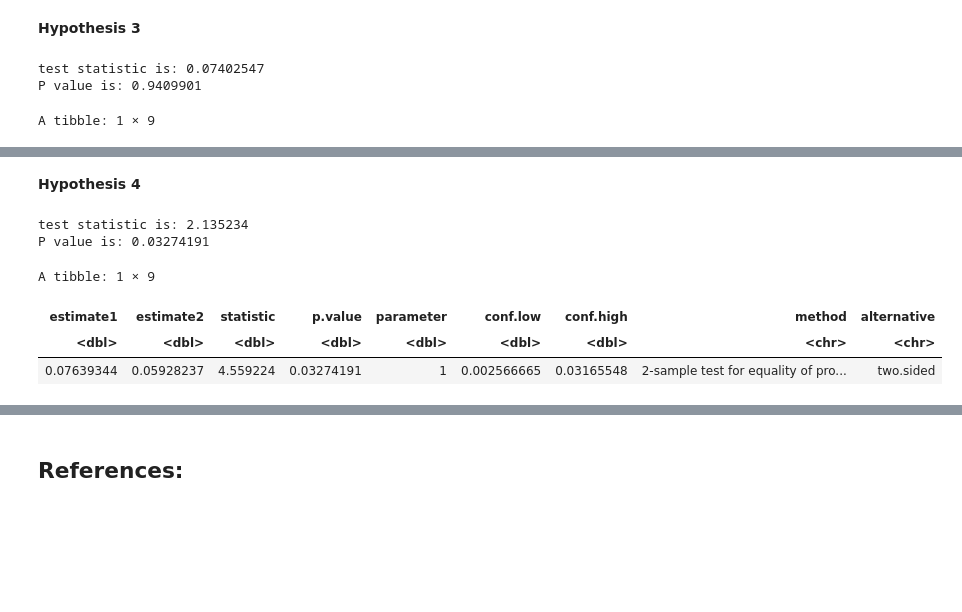
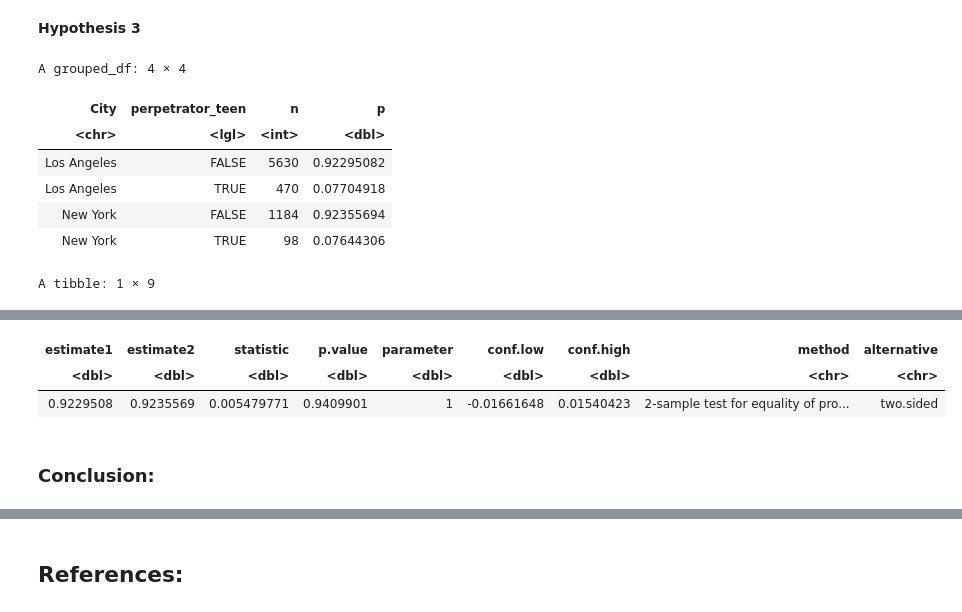
Before and after one commit to RaymondZhang20/DataAnalysis, a Jupyter notebook: Final Report.ipynb, the cells around one changed output, grey strips where cells are left out. Cells and saved outputs as stored; diff of their text form; code cells hidden in the pictures; blank space fills up the shorter version.

```diff
--- a/Final Report.ipynb
+++ b/Final Report.ipynb
@@ -489,6 +447,7 @@ perpetrator_qnts <-
     group_by(City) %>%
     count(perpetrator_teen)  %>%
     mutate(p = n/sum(n))
+perpetrator_qnts
 n1 <-
     perpetrator_qnts %>%
     filter(City == "Los Angeles") %>%
@@ -502,27 +461,21 @@ n2 <-
     sum()
 
 p1 <-
-    perpetrator_qnts %>%
-    filter(City == "Los Angeles" & perpetrator_teen == "TRUE") %>%
-    pull(p)
+    perpetrator_qnts$p[1]
 
 p2 <-
-    perpetrator_qnts %>%
-    filter(City == "New York" & perpetrator_teen == "TRUE") %>%
-    pull(p)
-
-p <- (n1 * p1 + n2*p2)/(n1 + n2)
-
-test_statistic <- (p1 - p2) / (sqrt(p*(1-p)*(1/n1 + 1/n2)))
-p_value <- 2 * pnorm(test_statistic, lower.tail = FALSE)
-cat("test statistic is:", test_statistic)
-cat("\nP value is:", p_value)
+    perpetrator_qnts$p[3]
 p_test <- tidy(
         prop.test(x = c(n1*p1, n2*p2),
                   n = c(n1, n2),
-                  correct = FALSE))
+                  correct = FALSE, alternative = "two.sided"))
 p_test
 # %% [output]
-test statistic is: 0.07402547
-P value is: 0.9409901
+A grouped_df: 4 × 4
+| City | perpetrator_teen | n | p |
+| <chr> | <lgl> | <int> | <dbl> |
+| Los Angeles | FALSE | 5630 | 0.92295082 |
+| Los Angeles | TRUE | 470 | 0.07704918 |
+| New York | FALSE | 1184 | 0.92355694 |
+| New York | TRUE | 98 | 0.07644306 |
 A tibble: 1 × 9
@@ -532,48 +482,5 @@ A tibble: 1 × 9
+| estimate1 | estimate2 | statistic | p.value | parameter | conf.low | conf.high | method | alternative |
+| <dbl> | <dbl> | <dbl> | <dbl> | <dbl> | <dbl> | <dbl> | <chr> | <chr> |
+| 0.9229508 | 0.9235569 | 0.005479771 | 0.9409901 | 1 | -0.01661648 | 0.01540423 | 2-sample test for equality of pro... | two.sided |
-# %% [markdown]
-**Hypothesis 4**
-# %%
-victim_qnts <-
-    teen_proportion_data %>%
-    group_by(City) %>%
-    count(victim_teen)  %>%
-    mutate(p = n/sum(n))
-n1 <-
-    victim_qnts %>%
-    filter(City == "Los Angeles") %>%
-    pull(n) %>%
-    sum()
-
-n2 <-
-    victim_qnts %>%
-    filter(City == "New York") %>%
-    pull(n) %>%
-    sum()
-
-p1 <-
-    victim_qnts %>%
-    filter(City == "Los Angeles" & victim_teen == "TRUE") %>%
-    pull(p)
-
-p2 <-
-    victim_qnts %>%
-    filter(City == "New York" & victim_teen == "TRUE") %>%
-    pull(p)
-
-p <- (n1 * p1 + n2*p2)/(n1 + n2)
-
-test_statistic <- (p1 - p2) / (sqrt(p*(1-p)*(1/n1 + 1/n2)))
-p_value <- 2 * pnorm(test_statistic, lower.tail = FALSE)
-cat("test statistic is:", test_statistic)
-cat("\nP value is:", p_value)
-p_test <- tidy(
-        prop.test(x = c(n1*p1, n2*p2),
-                  n = c(n1, n2),
-                  correct = FALSE))
-p_test
-# %% [output]
-test statistic is: 2.135234
-P value is: 0.03274191
-A tibble: 1 × 9
-| estimate1 | estimate2 | statistic | p.value | parameter | conf.low | conf.high | method | alternative |
-| <dbl> | <dbl> | <dbl> | <dbl> | <dbl> | <dbl> | <dbl> | <chr> | <chr> |
-| 0.07639344 | 0.05928237 | 4.559224 | 0.03274191 | 1 | 0.002566665 | 0.03165548 | 2-sample test for equality of pro... | two.sided |
+# %% [markdown]
+### Conclusion:
```
Also changed, not shown: parts of 7 cells of this notebook.
